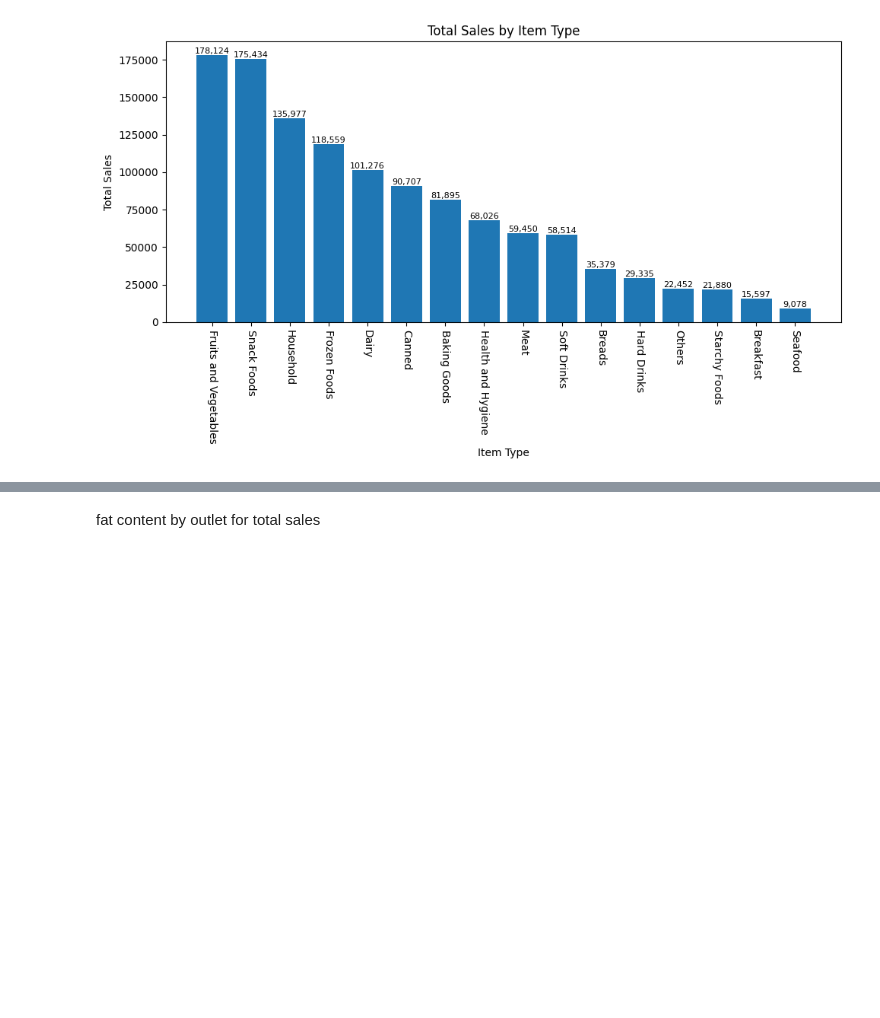
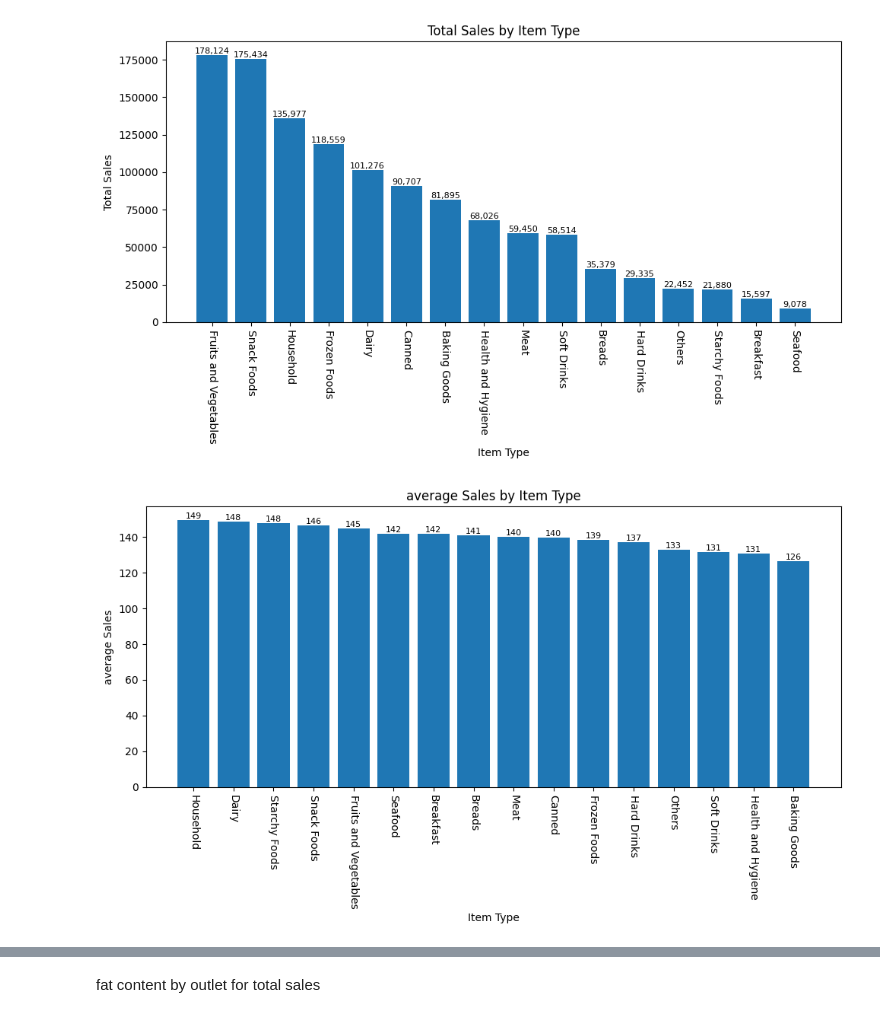
Before and after one commit to rohit906553/sales_analysis_using_powerbi_sql_python_excel, a Jupyter notebook: blinkit_analysis.ipynb, the cells around one changed output, grey strips where cells are left out. Cells and saved outputs as stored; diff of their text form; code cells hidden in the pictures; blank space fills up the shorter version.

```diff
--- a/blinkit_analysis.ipynb
+++ b/blinkit_analysis.ipynb
@@ -145,3 +169,17 @@ plt.tight_layout()
 plt.show()
 # %% [output]
 [figure]
+# %%
+avg_sales_by_type = df.groupby('Item Type')['Sales'].mean().sort_values(ascending=False)
+plt.figure(figsize=(10, 6))
+bars = plt.bar(avg_sales_by_type.index, avg_sales_by_type.values)
+plt.xticks(rotation = -90)
+plt.xlabel('Item Type')
+plt.ylabel('average Sales')
+plt.title('average Sales by Item Type')
+for bar in bars:
+    plt.text(bar.get_x() + bar.get_width()/2, bar.get_height(), f'{bar.get_height():,.0f}', ha='center', va='bottom',fontsize =8)
+plt.tight_layout()
+plt.show()
+# %% [output]
+[figure, added]
```
Also changed, not shown: parts of 18 cells of this notebook.
